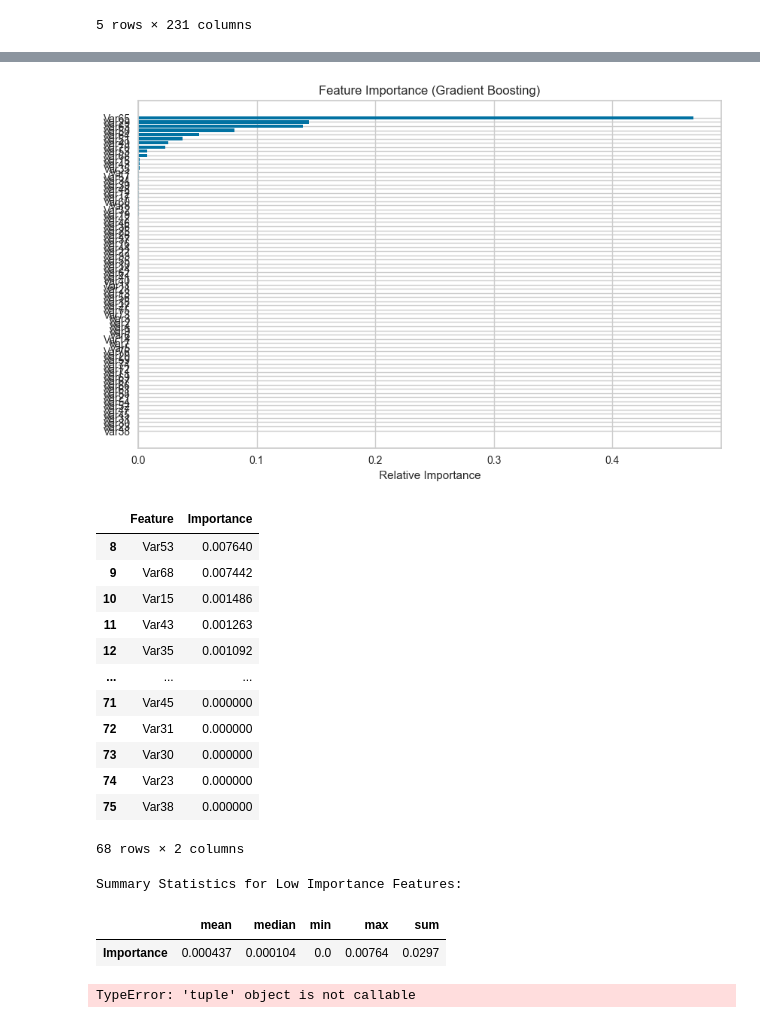
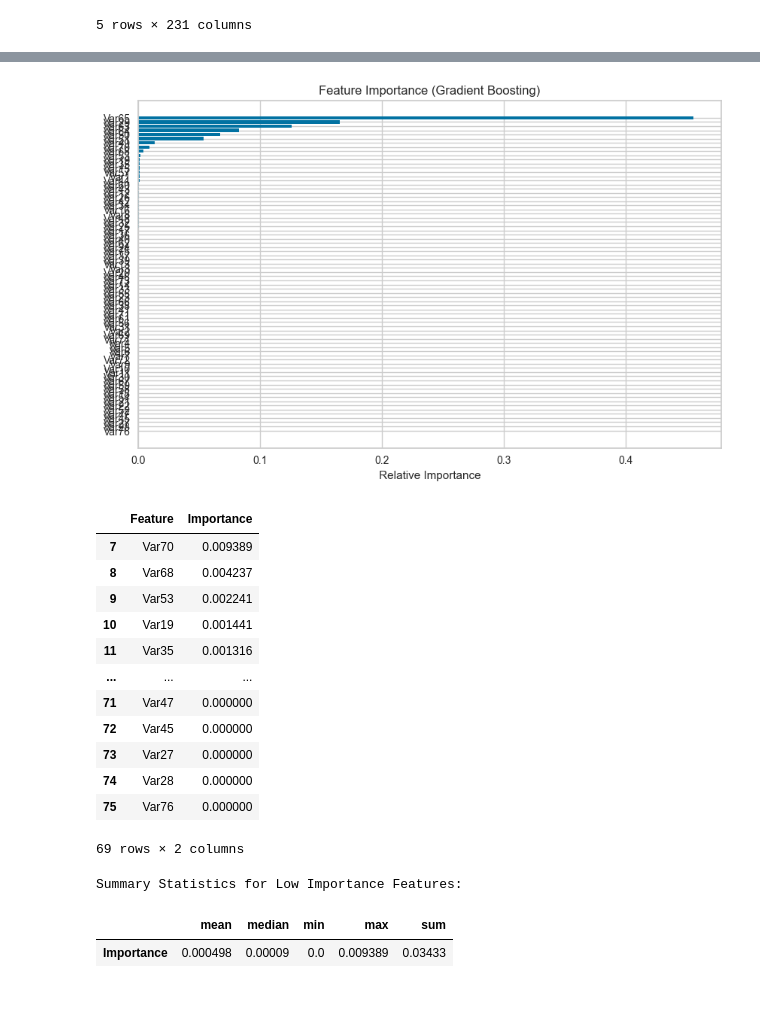
Before and after one commit to DeadNord/customer_churn_classification, a Jupyter notebook: SLChurnClass.ipynb, the cells around one changed output, grey strips where cells are left out. Drawn from its saved outputs; the diff is of its cells as text; code cells hidden in the pictures.

```diff
--- a/SLChurnClass.ipynb
+++ b/SLChurnClass.ipynb
@@ -159,59 +159,58 @@ preprocessor_gb = ColumnTransformer(
     verbose_feature_names_out=False,
 ).set_output(transform="pandas")
 # %%
-X_train_F = DropHighNaNColumnsTransformer(threshold=0.8).fit_transform(X_train)
-X_train_T = preprocessor_gb.fit_transform(X_train_F, y_train)
+# X_train_F = DropHighNaNColumnsTransformer(threshold=0.8).fit_transform(X_train)
+# X_train_T = preprocessor_gb.fit_transform(X_train_F, y_train)
 
-# X_F = DropHighNaNColumnsTransformer(threshold=0.8).fit_transform(X)
-# X_T = preprocessor_gb.fit_transform(X_F, y)
+X_F = DropHighNaNColumnsTransformer(threshold=0.8).fit_transform(X)
+X_T = preprocessor_gb.fit_transform(X_F, y)
 # %%
+# low_importance_features = evaluator.feature_importance(
+#     X_train_T,
+#     y_train,
+#     df,
+#     print_zero_importance=True,
+#     importance_threshold=0.01,
+#     model_type="gradient_boosting",
+# )
+
 low_importance_features = evaluator.feature_importance(
-    X_train_T,
-    y_train,
+    X_T,
+    y,
     df,
     print_zero_importance=True,
     importance_threshold=0.01,
     model_type="gradient_boosting",
 )
-
-# low_importance_features = evaluator.feature_importance(
-#     X_T,
-#     y,
-#     df,
-#     print_zero_importance=True,
-#     importance_threshold=0.01,
-#     model_type="gradient_boosting",
-# )
 # %% [output]
-[figure, old version]
+[figure, new version]
 |  | Feature | Importance |
-| 8 | Var53 | 0.007640 |
-| 9 | Var68 | 0.007442 |
-| 10 | Var15 | 0.001486 |
-| 11 | Var43 | 0.001263 |
-| 12 | Var35 | 0.001092 |
+| 7 | Var70 | 0.009389 |
+| 8 | Var68 | 0.004237 |
+| 9 | Var53 | 0.002241 |
+| 10 | Var19 | 0.001441 |
+| 11 | Var35 | 0.001316 |
 | ... | ... | ... |
-| 71 | Var45 | 0.000000 |
-| 72 | Var31 | 0.000000 |
-| 73 | Var30 | 0.000000 |
-| 74 | Var23 | 0.000000 |
-| 75 | Var38 | 0.000000 |
+| 71 | Var47 | 0.000000 |
+| 72 | Var45 | 0.000000 |
+| 73 | Var27 | 0.000000 |
+| 74 | Var28 | 0.000000 |
+| 75 | Var76 | 0.000000 |
-68 rows × 2 columns
+69 rows × 2 columns
 Summary Statistics for Low Importance Features:
 |  | mean | median | min | max | sum |
-| Importance | 0.000437 | 0.000104 | 0.0 | 0.00764 | 0.0297 |
+| Importance | 0.000498 | 0.00009 | 0.0 | 0.009389 | 0.03433 |
 # %%
 # Full preprocessing pipeline for HistGradientBoosting without nested Pipelines
 
 full_pipeline_hist_gradient_boosting = ImbPipeline(
     steps=[
         ("drop_high_nan", DropHighNaNColumnsTransformer()),
-        ("preprocessing", preprocessor_gb)
+        ("preprocessing", preprocessor_gb),
+        ("scaler", StandardScaler()),
         ("power", PowerTransformer()),
         ("adasyn", ADASYN(random_state=42)),
         ("model", HistGradientBoostingClassifier(random_state=42)),
     ]
 )
-# %% [output]
-TypeError: 'tuple' object is not callable
 # %%
```
Also changed, not shown: parts of 10 cells of this notebook, 4 other files.
